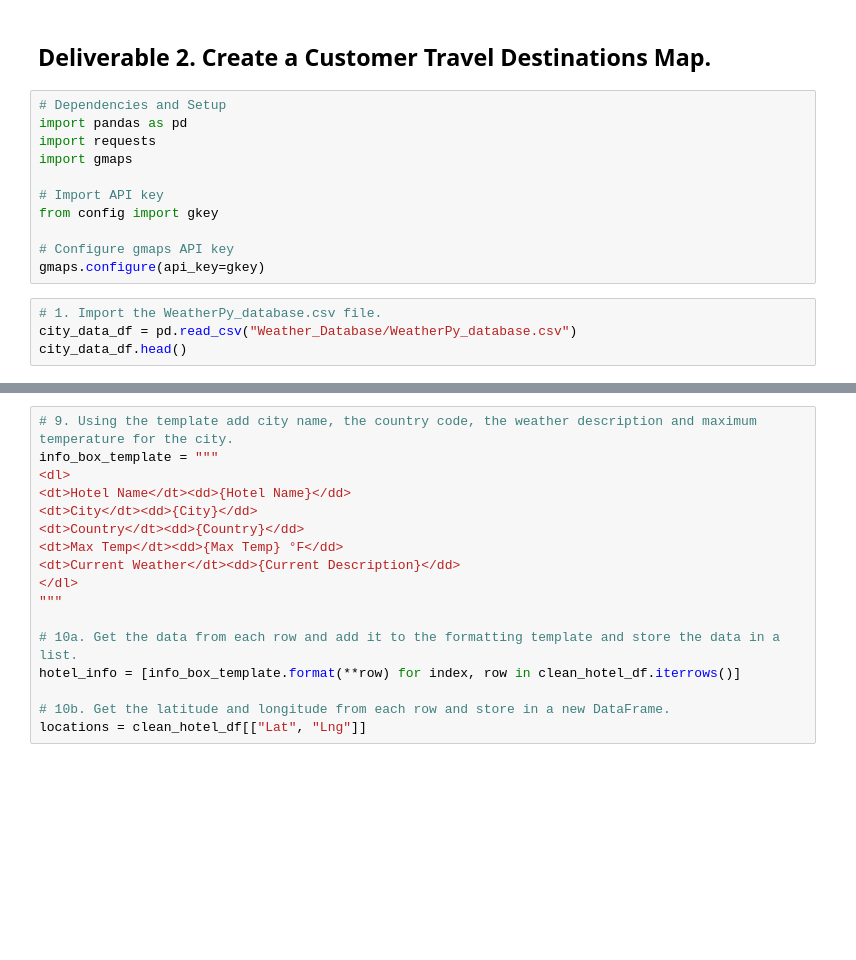
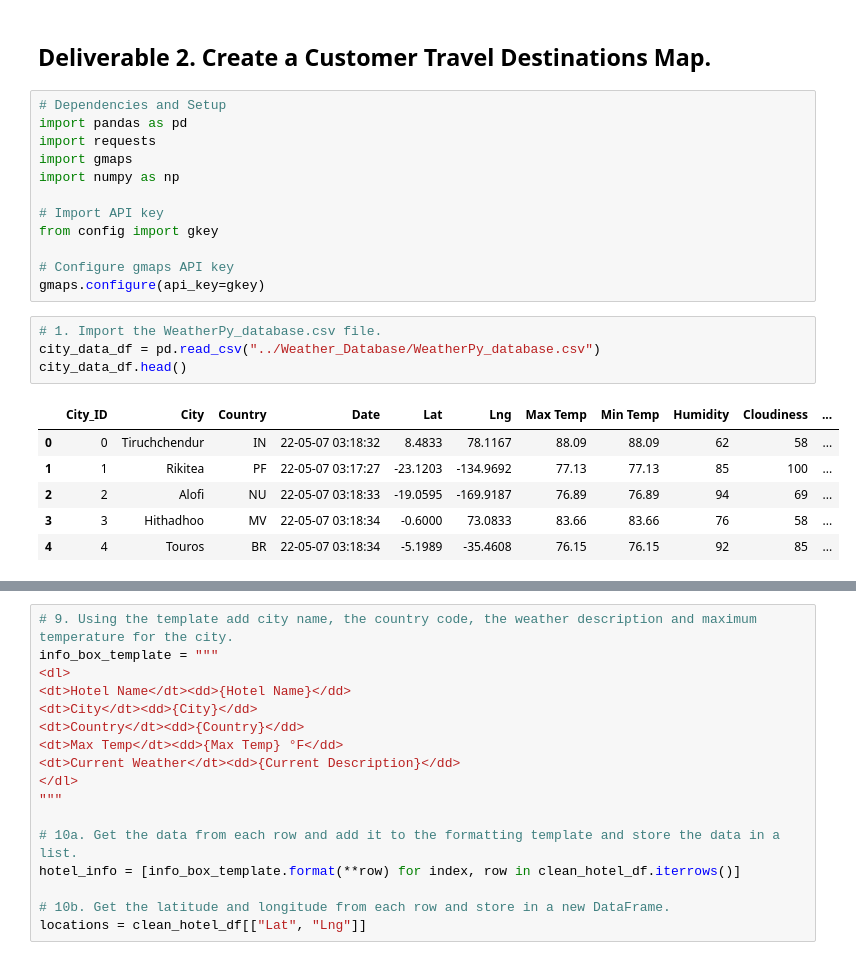
Before and after one commit to Olibabba/Week6_Jupyter_HW, a Jupyter notebook: Vacation_search/Vacation_Search.ipynb, the cells around one changed output, grey strips where cells are left out. Cells and saved outputs as stored; diff of their text form; blank space fills up the shorter version.

```diff
--- a/Vacation_search/Vacation_Search.ipynb
+++ b/Vacation_search/Vacation_Search.ipynb
@@ -5,6 +5,7 @@
 import pandas as pd
 import requests
 import gmaps
+import numpy as np
 
 # Import API key
 from config import gkey
@@ -13,8 +14,15 @@ from config import gkey
 gmaps.configure(api_key=gkey)
 # %%
 # 1. Import the WeatherPy_database.csv file.
-city_data_df = pd.read_csv("Weather_Database/WeatherPy_database.csv")
+city_data_df = pd.read_csv("../Weather_Database/WeatherPy_database.csv")
 city_data_df.head()
+# %% [output]
+|  | City_ID | City | Country | Date | Lat | Lng | Max Temp | Min Temp | Humidity | Cloudiness | ... |
+| 0 | 0 | Tiruchchendur | IN | 22-05-07 03:18:32 | 8.4833 | 78.1167 | 88.09 | 88.09 | 62 | 58 | ... |
+| 1 | 1 | Rikitea | PF | 22-05-07 03:17:27 | -23.1203 | -134.9692 | 77.13 | 77.13 | 85 | 100 | ... |
+| 2 | 2 | Alofi | NU | 22-05-07 03:18:33 | -19.0595 | -169.9187 | 76.89 | 76.89 | 94 | 69 | ... |
+| 3 | 3 | Hithadhoo | MV | 22-05-07 03:18:34 | -0.6000 | 73.0833 | 83.66 | 83.66 | 76 | 58 | ... |
+| 4 | 4 | Touros | BR | 22-05-07 03:18:34 | -5.1989 | -35.4608 | 76.15 | 76.15 | 92 | 85 | ... |
 # %%
 # 2. Prompt the user to enter minimum and maximum temperature criteria
 min_temp = float(input("What is the lowest temperature you would like for your trip? "))
```
Also changed, not shown: parts of 14 cells of this notebook, 2 other files.
